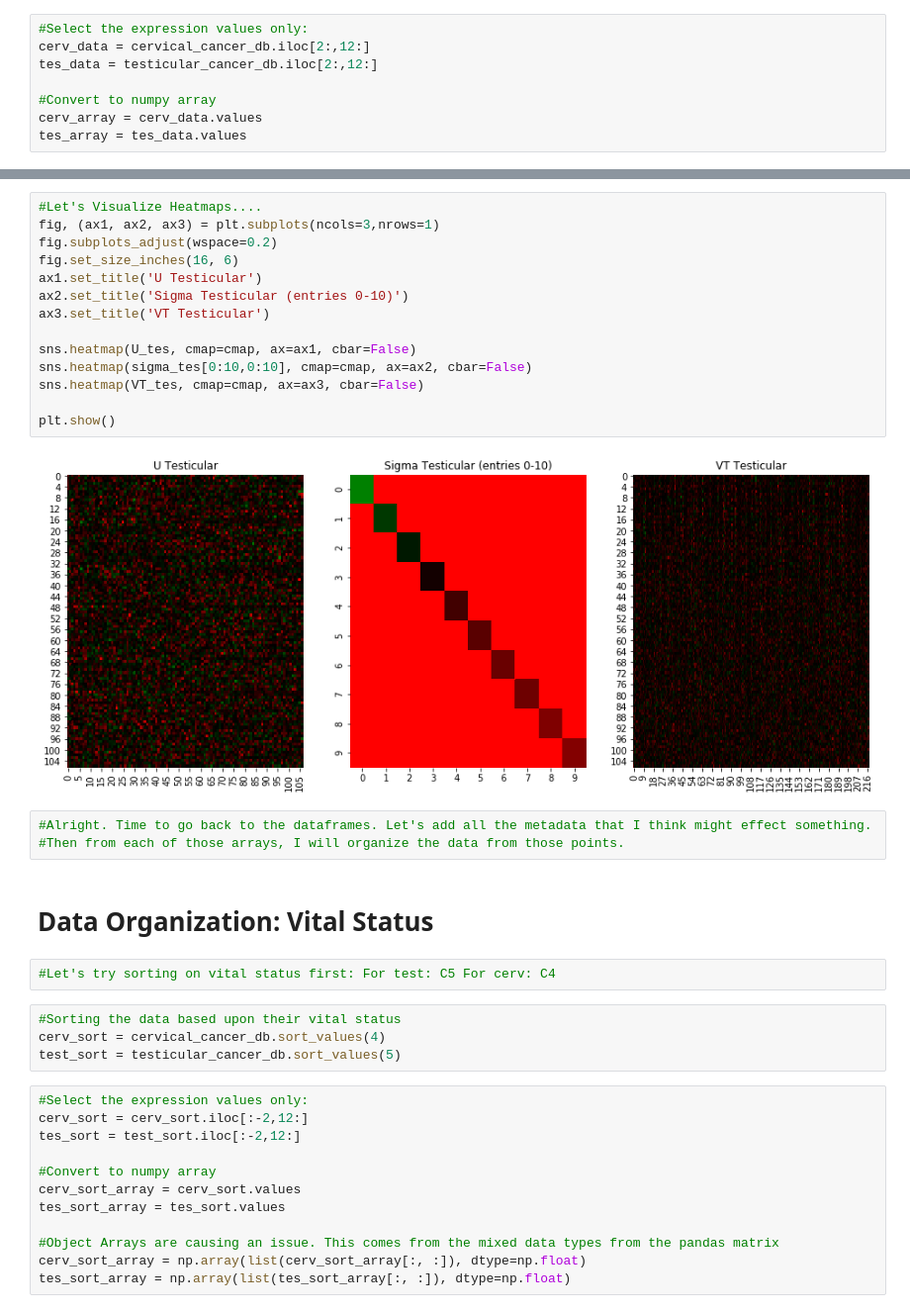
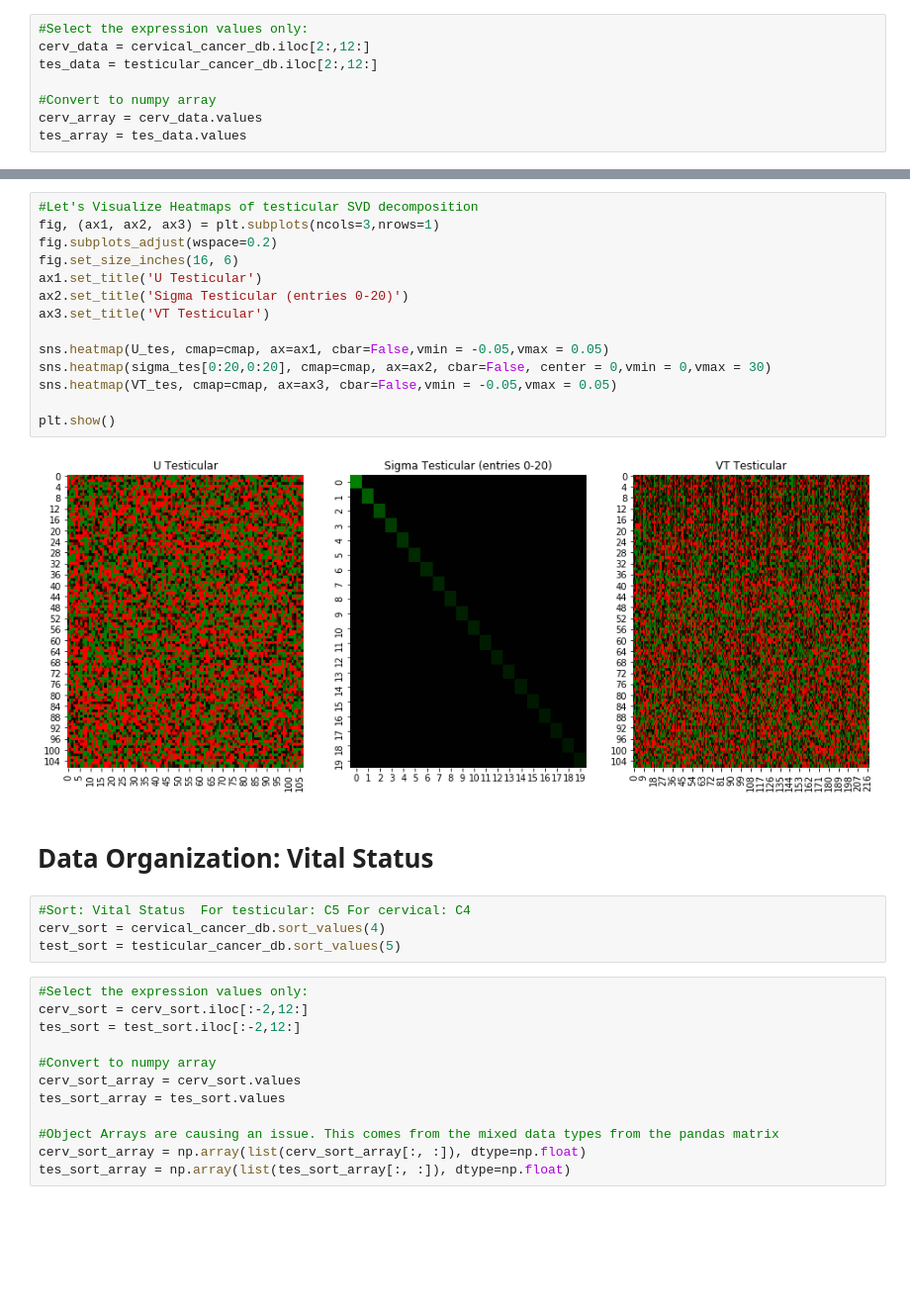
Before and after one commit to ryanboeks/Cervical_Testicular, a Jupyter notebook: Test_Ova_Cancer_Project.ipynb, the cells around one changed output, grey strips where cells are left out. Shown at 99% size. Cells and saved outputs as stored; diff of their text form; blank space fills up the shorter version.

```diff
--- a/Test_Ova_Cancer_Project.ipynb
+++ b/Test_Ova_Cancer_Project.ipynb
@@ -420,28 +376,23 @@ plt.show()
 # %%
-#Let's Visualize Heatmaps....
+#Let's Visualize Heatmaps of testicular SVD decomposition
 fig, (ax1, ax2, ax3) = plt.subplots(ncols=3,nrows=1)
 fig.subplots_adjust(wspace=0.2)
 fig.set_size_inches(16, 6)
 ax1.set_title('U Testicular')
-ax2.set_title('Sigma Testicular (entries 0-10)')
+ax2.set_title('Sigma Testicular (entries 0-20)')
 ax3.set_title('VT Testicular')
 
-sns.heatmap(U_tes, cmap=cmap, ax=ax1, cbar=False)
-sns.heatmap(sigma_tes[0:10,0:10], cmap=cmap, ax=ax2, cbar=False)
-sns.heatmap(VT_tes, cmap=cmap, ax=ax3, cbar=False)
+sns.heatmap(U_tes, cmap=cmap, ax=ax1, cbar=False,vmin = -0.05,vmax = 0.05)
+sns.heatmap(sigma_tes[0:20,0:20], cmap=cmap, ax=ax2, cbar=False, center = 0,vmin = 0,vmax = 30)
+sns.heatmap(VT_tes, cmap=cmap, ax=ax3, cbar=False,vmin = -0.05,vmax = 0.05)
 
 plt.show()
 # %% [output]
-[figure, old version]
+[figure, new version]
-# %%
-#Alright. Time to go back to the dataframes. Let's add all the metadata that I think might effect something.
-#Then from each of those arrays, I will organize the data from those points.
 # %% [markdown]
 # Data Organization: Vital Status
-# %%
-#Let's try sorting on vital status first: For test: C5 For cerv: C4
 # %%
-#Sorting the data based upon their vital status
+#Sort: Vital Status  For testicular: C5 For cervical: C4
 cerv_sort = cervical_cancer_db.sort_values(4)
 test_sort = testicular_cancer_db.sort_values(5)
 # %%
```
Also changed, not shown: parts of 97 cells of this notebook.
